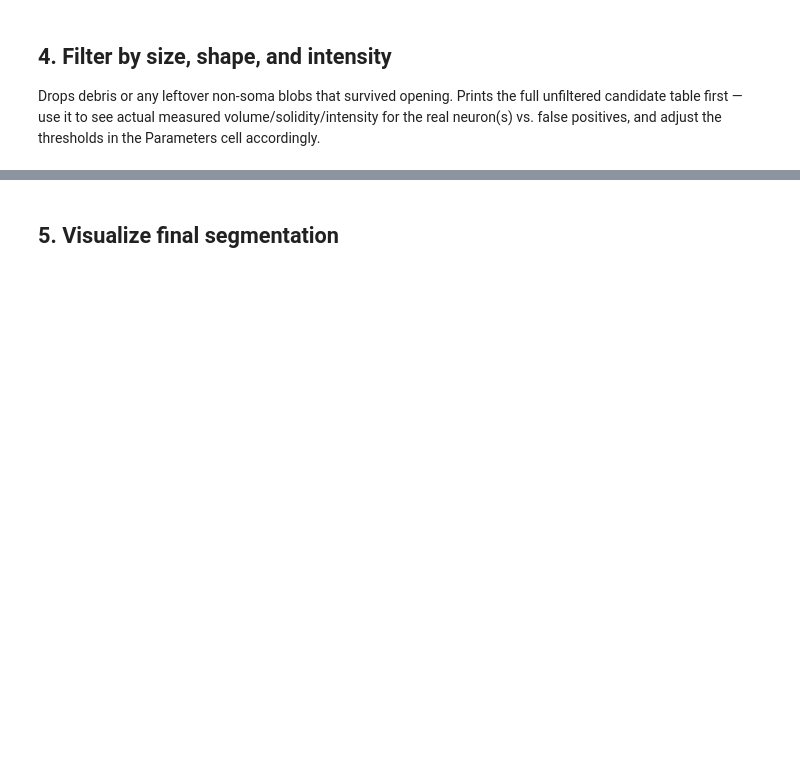
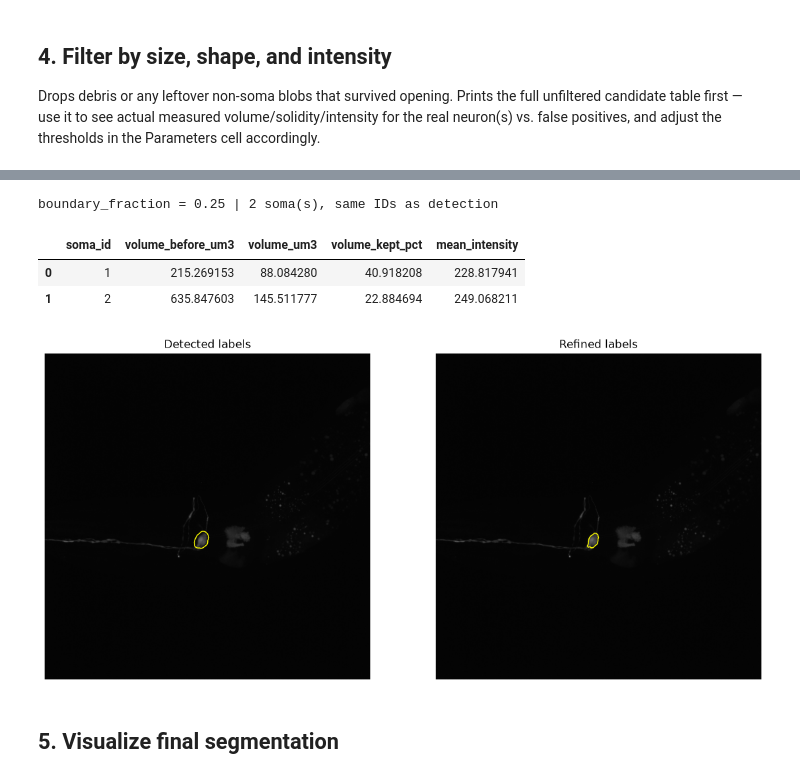
Before and after one commit to JDAguirre2795/seqWORM, a Jupyter notebook: Notebooks/Soma_Segmentation_3D.ipynb, the cells around one changed output, grey strips where cells are left out. Saved outputs shown, nothing was run; the diff lists cells and outputs as text; code cells hidden in the pictures; blank space fills up the shorter version.

```diff
--- a/Notebooks/Soma_Segmentation_3D.ipynb
+++ b/Notebooks/Soma_Segmentation_3D.ipynb
@@ -317,3 +321,54 @@ plot_labeled_candidates(final_labels, raw_mip, f"{len(keep)} kept after filterin
+# %%
+refined_labels = np.zeros_like(final_labels)
+for soma_id, bbox in enumerate(ndi.find_objects(final_labels), start=1):
+    if bbox is None:
+        continue
+    obj = final_labels[bbox] == soma_id
+    local = smoothed[bbox]
+    peak = np.percentile(local[obj], 99.9)  # robust to a few hot voxels
+    cutoff = threshold + boundary_fraction * (peak - threshold)
+    core = obj & (local > cutoff)
+
+    core_labels, n_pieces = ndi.label(core)
+    if n_pieces == 0:
+        # nothing above the cutoff: keep the detected label rather than lose a detected soma
+        core = obj
+    else:
+        # keep the main body only (drops stray halo specks), then fill a dimmer interior
+        # (e.g. the nucleus) back in; per-plane too, since coarse Z rarely closes it in 3D
+        sizes = np.bincount(core_labels.ravel())[1:]
+        core = core_labels == (np.argmax(sizes) + 1)
+        core = ndi.binary_fill_holes(core)
+        for z in range(core.shape[0]):
+            core[z] = ndi.binary_fill_holes(core[z])
+        core &= obj
+    refined_labels[bbox][core] = soma_id
+
+refined_stats = pd.DataFrame(regionprops_table(
+    refined_labels,
+    intensity_image=smoothed,
+    spacing=voxel_size_zyx,
+    properties=("label", "area", "solidity", "centroid", "mean_intensity"),
+)).rename(columns={"label": "soma_id", "area": "volume_um3"})
+refined_stats["volume_before_um3"] = keep.set_index("soma_id").loc[refined_stats["soma_id"], "volume_um3"].to_numpy()
+refined_stats["volume_kept_pct"] = 100 * refined_stats["volume_um3"] / refined_stats["volume_before_um3"]
+
+print(f"boundary_fraction = {boundary_fraction} | {len(refined_stats)} soma(s), same IDs as detection")
+display(refined_stats[["soma_id", "volume_before_um3", "volume_um3", "volume_kept_pct", "mean_intensity"]])
+
+fig, axes = plt.subplots(1, 2, figsize=(14, 7))
+for ax, lab, title in [(axes[0], final_labels, "Detected labels"), (axes[1], refined_labels, "Refined labels")]:
+    ax.imshow(raw_mip, cmap="gray")
+    ax.contour(np.max(lab, axis=0) > 0, levels=[0.5], colors="yellow", linewidths=1)
+    ax.set_title(title)
+    ax.axis("off")
+plt.show()
+# %% [output]
+boundary_fraction = 0.25 | 2 soma(s), same IDs as detection
+|  | soma_id | volume_before_um3 | volume_um3 | volume_kept_pct | mean_intensity |
+| 0 | 1 | 215.269153 | 88.084280 | 40.918208 | 228.817941 |
+| 1 | 2 | 635.847603 | 145.511777 | 22.884694 | 249.068211 |
+[figure, added]
 # %% [markdown]
 ## 5. Visualize final segmentation
 # %%
```
Also changed, not shown: parts of 11 cells of this notebook, 4 other files.
